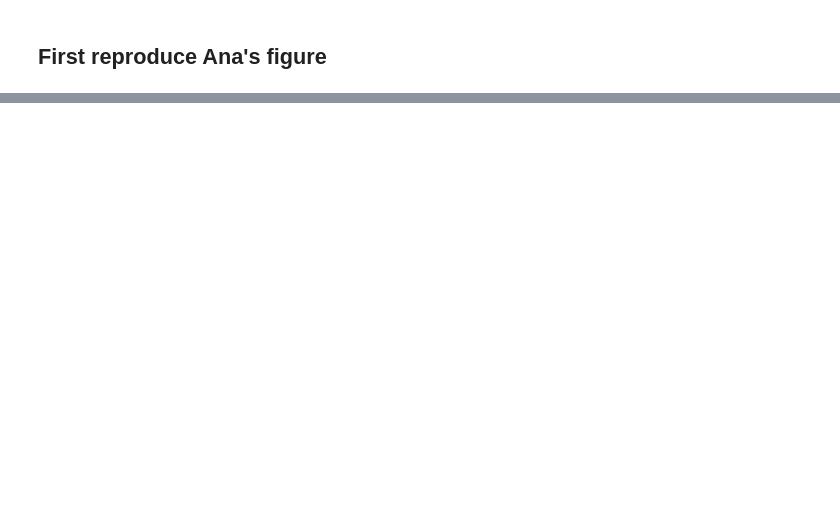
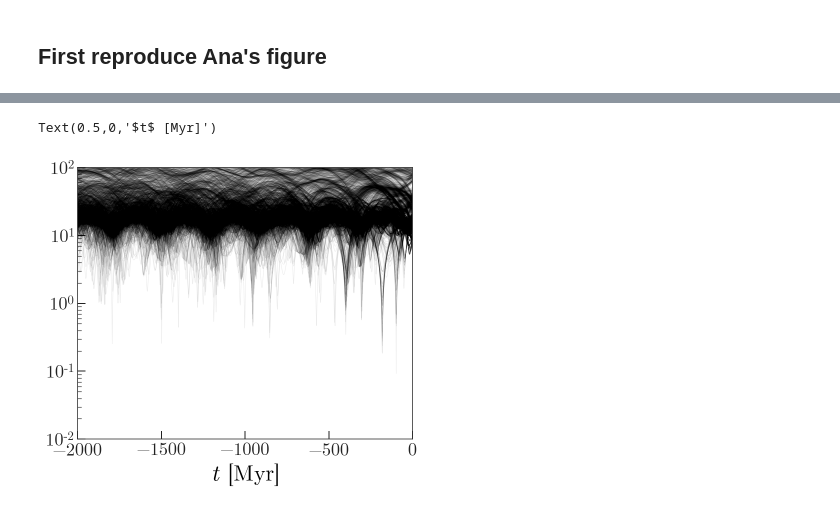
Before and after one commit to abonaca/gd1_spur, a Jupyter notebook: notebooks/Satellite-GD-1-separation.ipynb, the cells around one changed output, grey strips where cells are left out. Saved outputs shown, nothing was run; the diff lists cells and outputs as text; code cells hidden in the pictures; blank space fills up the shorter version.

```diff
--- a/notebooks/Satellite-GD-1-separation.ipynb
+++ b/notebooks/Satellite-GD-1-separation.ipynb
@@ -37,4 +290,4 @@ gd1_w0 = gd.PhaseSpacePosition(pos=[-12.68868135, -0.6431087,  6.07148769]*u.kpc
 # %% [markdown]
 ## First reproduce Ana's figure
 # %%
-orbit_kw = dict(dt=-0.2*u.Myr, t1=0*u.Myr, t2=-1*u.Gyr)
+orbit_kw = dict(dt=-0.5*u.Myr, t1=0*u.Myr, t2=-2*u.Gyr)
@@ -89,9 +336,0 @@ fig.set_facecolor('w')
-# %%
-off = tbl['corrPM']*tbl['ePMRA']*tbl['ePMDEC']
-cov = np.array([[tbl['ePMRA']**2, off],
-                [off, tbl['ePMDEC']**2]])
-
-n_samples = 128
-pm_samples = np.array([np.random.multivariate_normal([tbl['PMRA'][n], tbl['PMDEC'][n]], cov[..., n], n_samples)
-                       for n in range(len(tbl))])
-pmra, pmdec = pm_samples.T
@@ -117,0 +337,16 @@ min_dr = u.Quantity(min_dr)
+# %%
+fig, ax = plt.subplots(1, 1, figsize=(6, 5))
+
+for i in range(n_samples):
+    ax.plot(orbits.t, mean_dr[..., i], marker='',
+            alpha=0.08, lw=0.5, color='k');
+
+ax.set_yscale('log')
+ax.set_xlim(-2000, 0)
+ax.set_ylim(1e-2, 1e2)
+
+ax.set_xlabel('$t$ [Myr]')
+# ax.set_ylabel(r'$\frac{G M}{b V}$' + ' [{0:latex_inline}]'.format(u.km/u.s));
+# %% [output]
+Text(0.5,0,'$t$ [Myr]')
+[figure, added]
```
Also changed, not shown: parts of 47 cells of this notebook.
